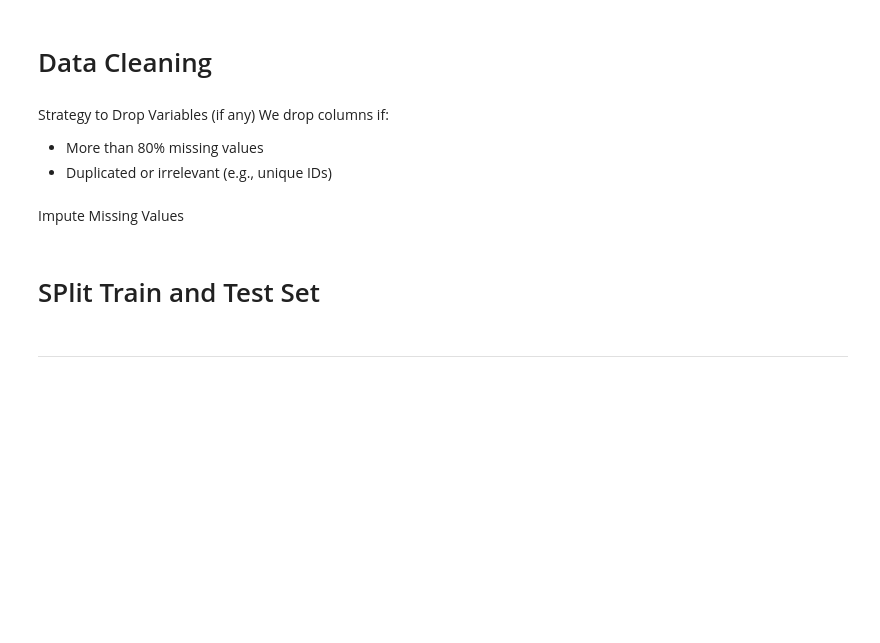
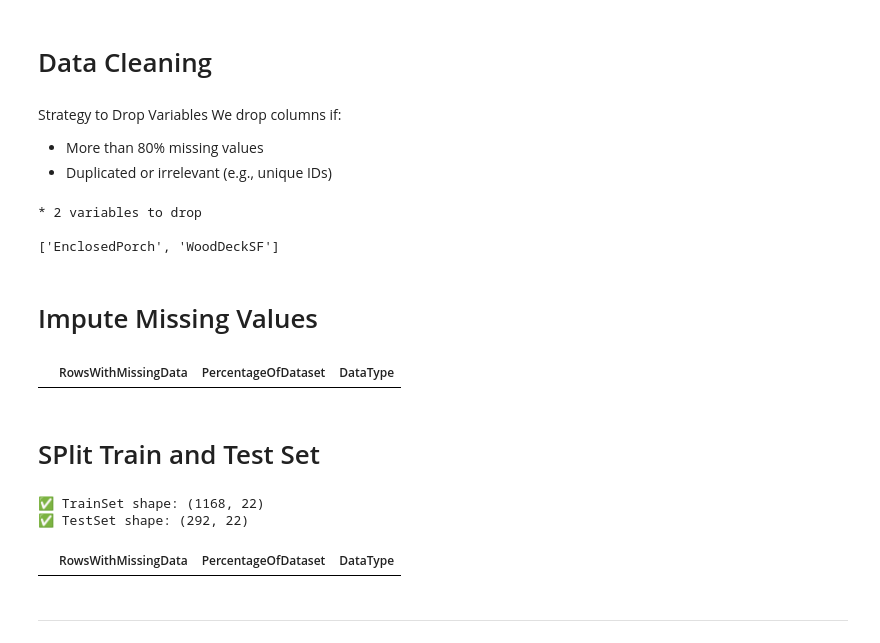
Before and after one commit to Zozo62442/milestone-project-heritage-housing-issues, a Jupyter notebook: jupyter_notebooks/03 - DataCleaning.ipynb, the cells around one changed output. Drawn from its saved outputs; the diff is of its cells as text; code cells hidden in the pictures; blank space fills up the shorter version.

Commit message:
Correcting DataCleaning and EDA notebook

```diff
--- a/jupyter_notebooks/03 - DataCleaning.ipynb
+++ b/jupyter_notebooks/03 - DataCleaning.ipynb
@@ -132,32 +213,42 @@ DisplayCorrAndPPS(df_corr_pearson, df_corr_spearman, pps_matrix, CorrThreshold=0
 # %% [markdown]
 # Data Cleaning
 # %% [markdown]
-Strategy to Drop Variables (if any)
+Strategy to Drop Variables
 We drop columns if:
 * More than 80% missing values
 * Duplicated or irrelevant (e.g., unique IDs)
 # %%
 from feature_engine.selection import DropFeatures
 
-features_to_drop = [] # depending on previous output
+# Dropping columns with excessive missing data
+features_to_drop = ['EnclosedPorch', 'WoodDeckSF']
 
 print(f"* {len(features_to_drop)} variables to drop \n\n{features_to_drop}")
 
 dropper = DropFeatures(features_to_drop=features_to_drop)
 df = dropper.fit_transform(df)
+# %% [output]
+* 2 variables to drop
+
+['EnclosedPorch', 'WoodDeckSF']
 # %% [markdown]
-Impute Missing Values
+# Impute Missing Values
 # %%
 from sklearn.impute import SimpleImputer
 
 categorical_cols = df.select_dtypes(include='object').columns
 numerical_cols = df.select_dtypes(include=['int64', 'float64']).columns
 
 # Fill categorical with mode
 df[categorical_cols] = df[categorical_cols].fillna(df[categorical_cols].mode().iloc[0])
 
 # Fill numerical with median
 df[numerical_cols] = df[numerical_cols].fillna(df[numerical_cols].median())
+
+# Re-check for any remaining missing data
+EvaluateMissingData(df)
+# %% [output]
+|  | RowsWithMissingData | PercentageOfDataset | DataType |
 # %% [markdown]
 # SPlit Train and Test Set
 # %%
@@ -169,6 +260,10 @@ print(f"✅ TrainSet shape: {TrainSet.shape}")
 print(f"✅ TestSet shape: {TestSet.shape}")
 
 EvaluateMissingData(TrainSet)
+# %% [output]
+✅ TrainSet shape: (1168, 22)
+✅ TestSet shape: (292, 22)
+|  | RowsWithMissingData | PercentageOfDataset | DataType |
 # %% [markdown]
 ---
 # %% [markdown]
```
Also changed, not shown: parts of 10 cells of this notebook, 2 other files.
